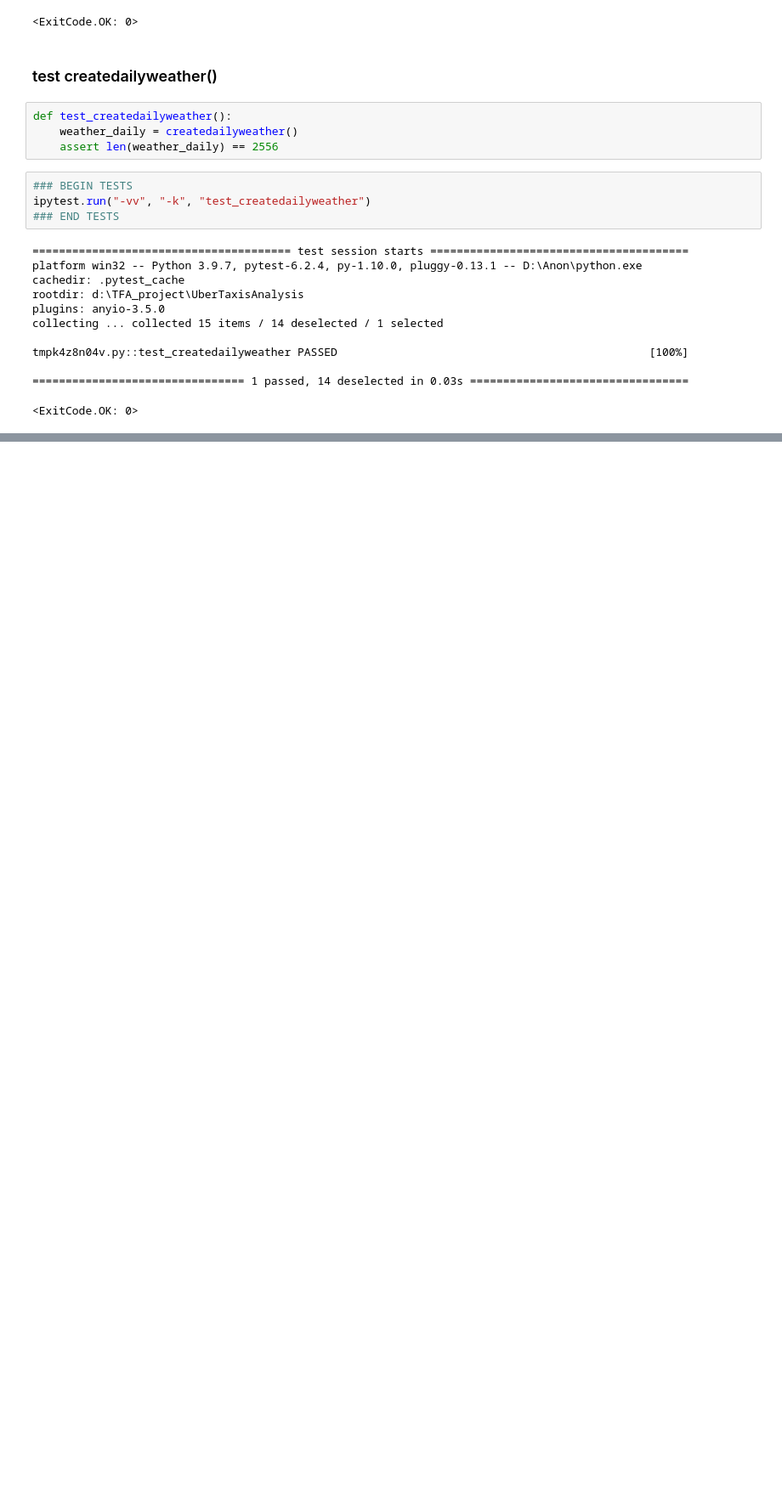
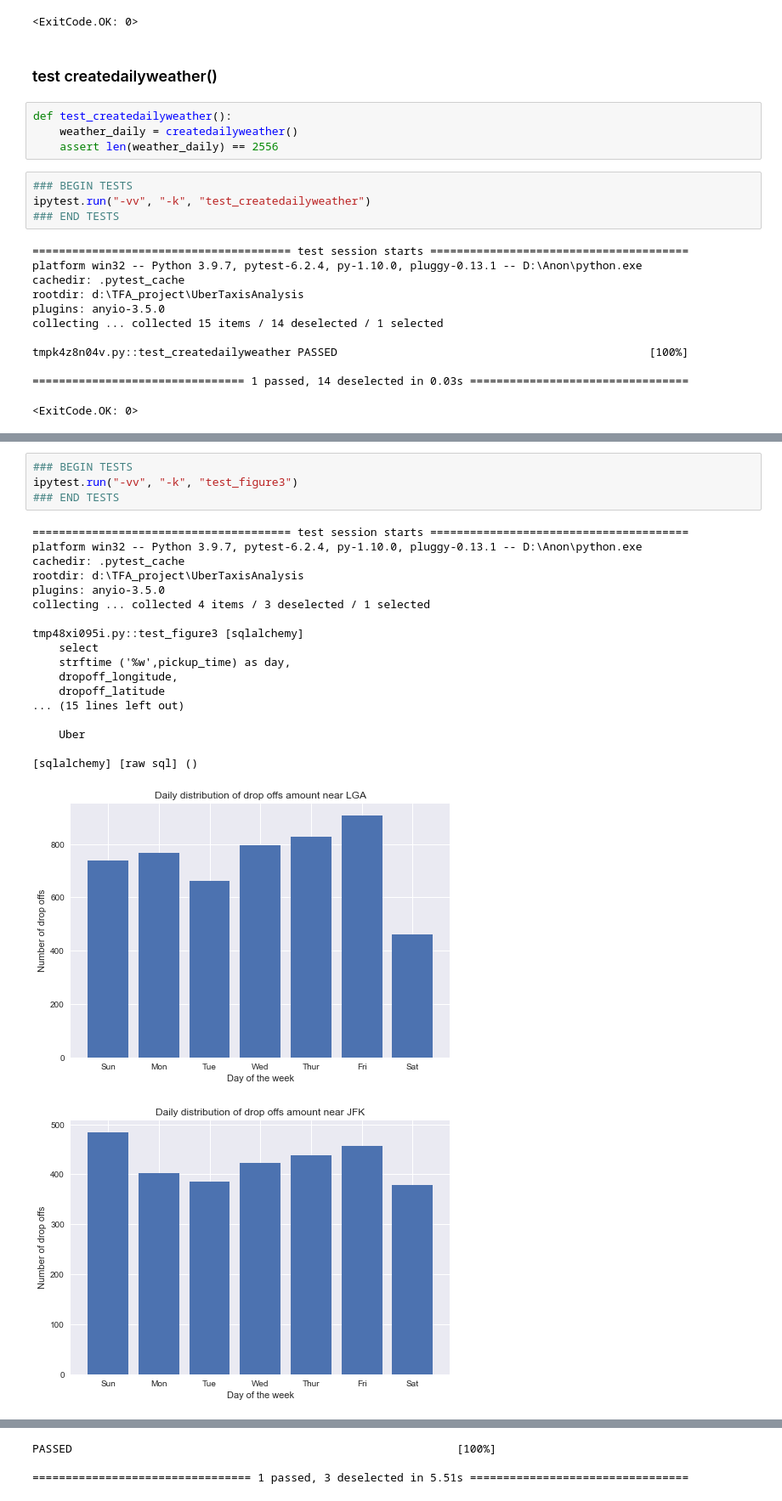
Before and after one commit to ZhengjiWang125/UberTaxisAnalysis, a Jupyter notebook: Final_Project.ipynb, the cells around one changed output, grey strips where cells are left out. Shown: that part at 85% size. Cells and saved outputs as stored; diff of their text form; blank space fills up the shorter version.

```diff
--- a/Final_Project.ipynb
+++ b/Final_Project.ipynb
@@ -1545,0 +1622,24 @@ tmpk4z8n04v.py::test_createdailyweather PASSED
+# %%
+### BEGIN TESTS
+ipytest.run("-vv", "-k", "test_figure3")
+### END TESTS
+# %% [output]
+======================================= test session starts =======================================
+platform win32 -- Python 3.9.7, pytest-6.2.4, py-1.10.0, pluggy-0.13.1 -- D:\Anon\python.exe
+cachedir: .pytest_cache
+rootdir: d:\TFA_project\UberTaxisAnalysis
+plugins: anyio-3.5.0
+collecting ... collected 4 items / 3 deselected / 1 selected
+
+tmp48xi095i.py::test_figure3 [sqlalchemy]
+    select
+    strftime ('%w',pickup_time) as day,
+    dropoff_longitude,
+    dropoff_latitude
+... (15 lines left out)
+
+    Uber
+
+[sqlalchemy] [raw sql] ()
+[figure, added]
+[figure, added]
@@ -1545,0 +1647,3 @@ tmpk4z8n04v.py::test_createdailyweather PASSED
+PASSED                                                          [100%]
+
+================================= 1 passed, 3 deselected in 5.51s =================================
```
Also changed, not shown: parts of 28 cells of this notebook.
